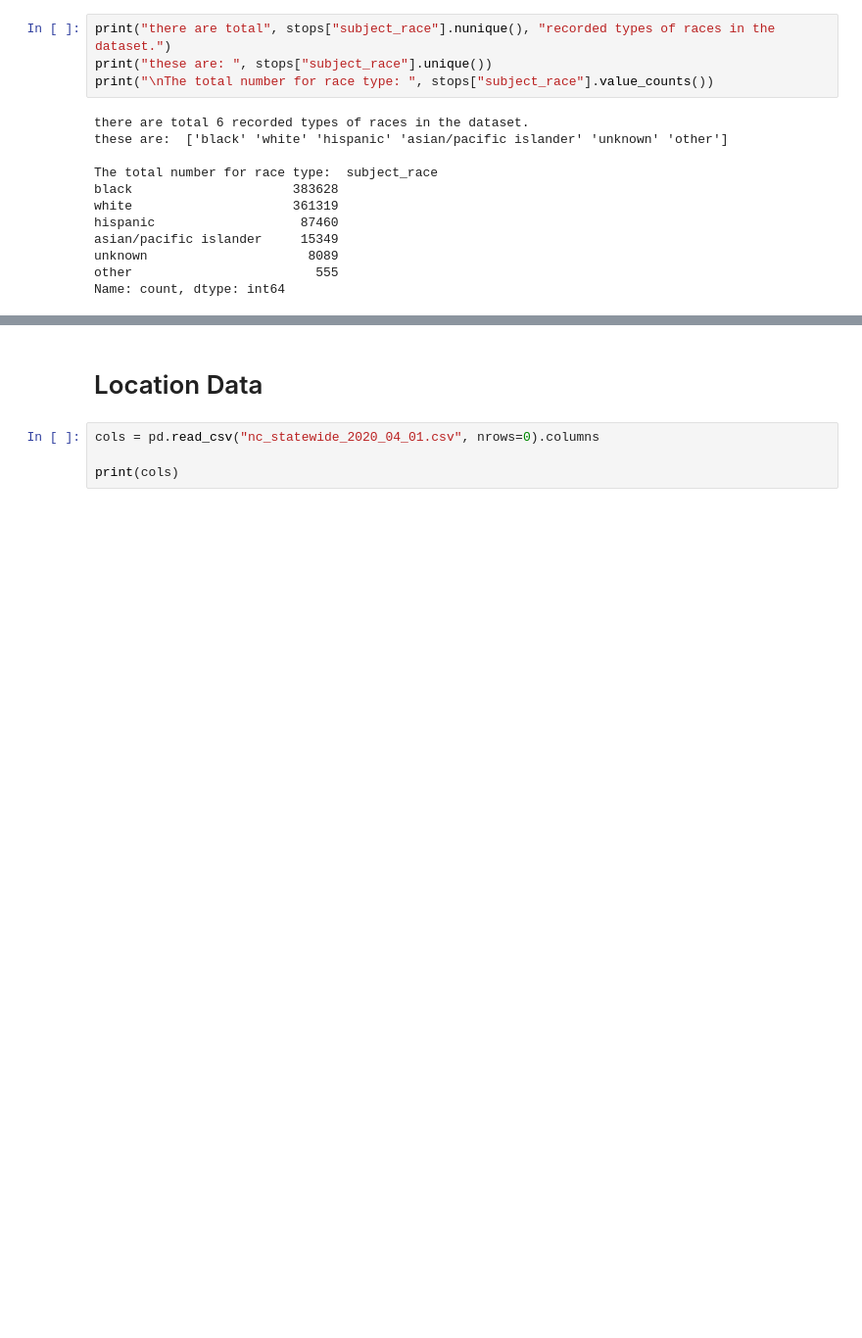
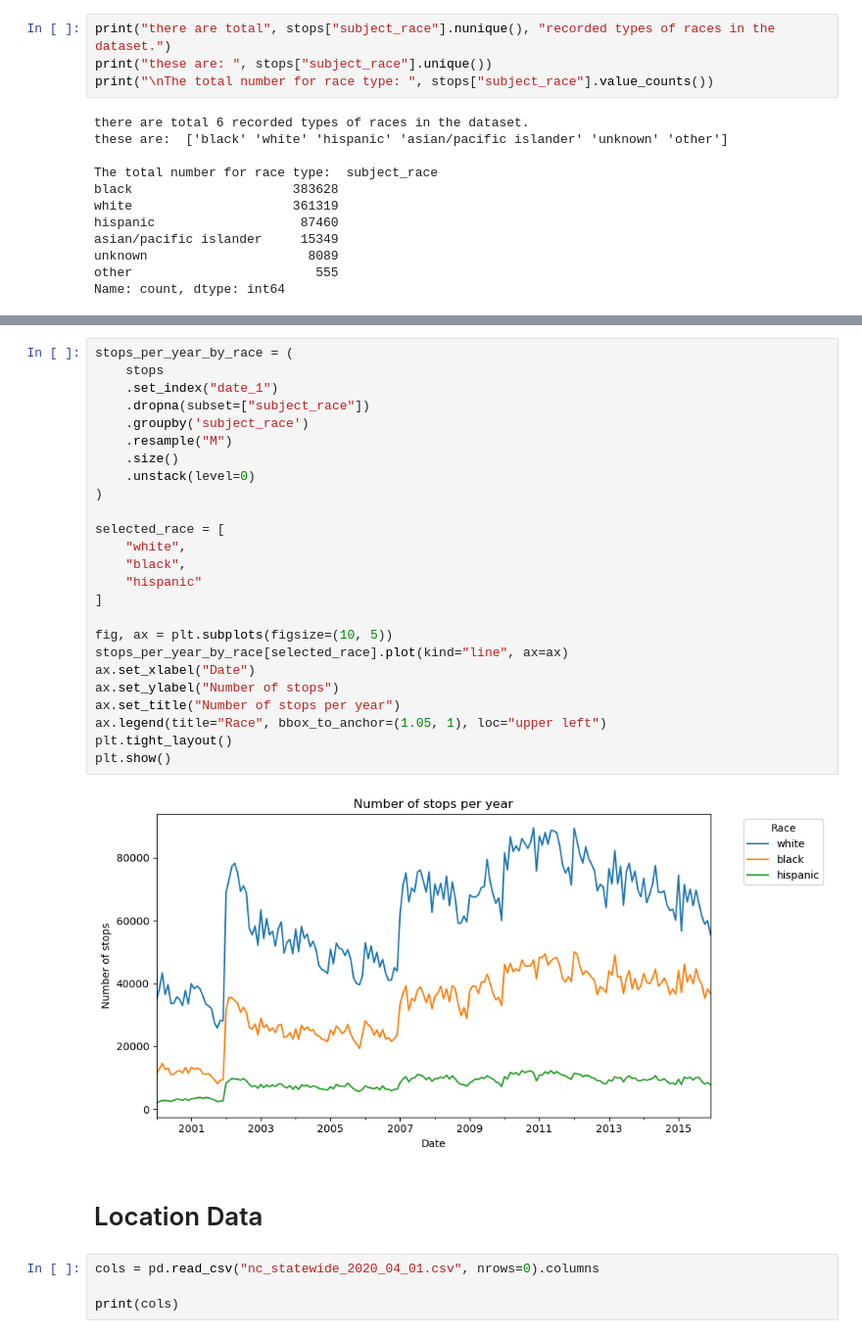
Before and after one commit to manrajghumman/ml-project, a Jupyter notebook: tests.ipynb, the cells around one changed output, grey strips where cells are left out. Shown at 98% size. Drawn from its saved outputs; the diff is of its cells as text; blank space fills up the shorter version.

```diff
--- a/tests.ipynb
+++ b/tests.ipynb
@@ -298,3 +369,30 @@ plt.show()
+# %%
+stops_per_year_by_race = (
+    stops
+    .set_index("date_1")
+    .dropna(subset=["subject_race"])
+    .groupby('subject_race')
+    .resample("M")
+    .size()
+    .unstack(level=0)
+)
+
+selected_race = [
+    "white",
+    "black",
+    "hispanic"
+]
+
+fig, ax = plt.subplots(figsize=(10, 5))
+stops_per_year_by_race[selected_race].plot(kind="line", ax=ax)
+ax.set_xlabel("Date")
+ax.set_ylabel("Number of stops")
+ax.set_title("Number of stops per year")
+ax.legend(title="Race", bbox_to_anchor=(1.05, 1), loc="upper left")
+plt.tight_layout()
+plt.show()
+# %% [output]
+[figure, added]
 # %% [markdown]
 # Location Data
 # %%
```
Also changed, not shown: parts of 12 cells of this notebook, 2 other files.
